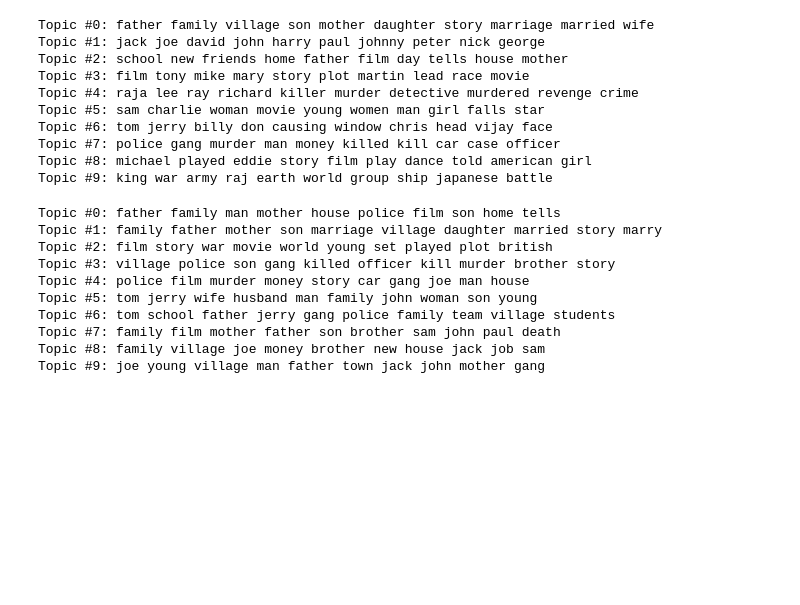
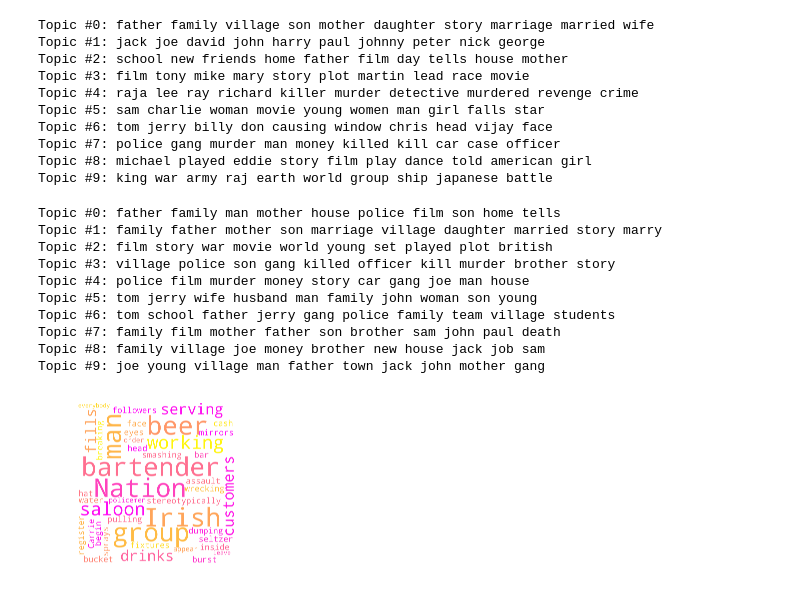
Before and after one commit to swipswaps/NLP-Text-Mining, a Jupyter notebook: text_mining.ipynb, the cells around one changed output. Saved outputs shown, nothing was run; the diff lists cells and outputs as text; code cells hidden in the pictures; blank space fills up the shorter version.

```diff
--- a/text_mining.ipynb
+++ b/text_mining.ipynb
@@ -106,3 +107,16 @@ Topic #6: tom school father jerry gang police family team village students
 Topic #7: family film mother father son brother sam john paul death
 Topic #8: family village joe money brother new house jack job sam
 Topic #9: joe young village man father town jack john mother gang
+# %%
+# Word Cloud
+
+wordcloud = WordCloud(max_font_size=800,max_words=100,background_color='white',colormap=plt.cm.spring,width=5000,height=5000,mode='RGB',scale=1).generate(samples[0])
+
+plt.figure(figsize=(2.95,2.95))
+plt.imshow(wordcloud,interpolation='bilinear')
+plt.axis('off')
+plt.savefig('word_cloud',dpi=900,transparent=True,orientation='landscape',bbox_inches='tight')
+plt.savefig('word_cloud',dpi=900,transparent=True,orientation='landscape',bbox_inches='tight',format='pdf')
+plt.show()
+# %% [output]
+[figure, added]
```
Also changed, not shown: parts of 1 cell of this notebook, 1 other file.
